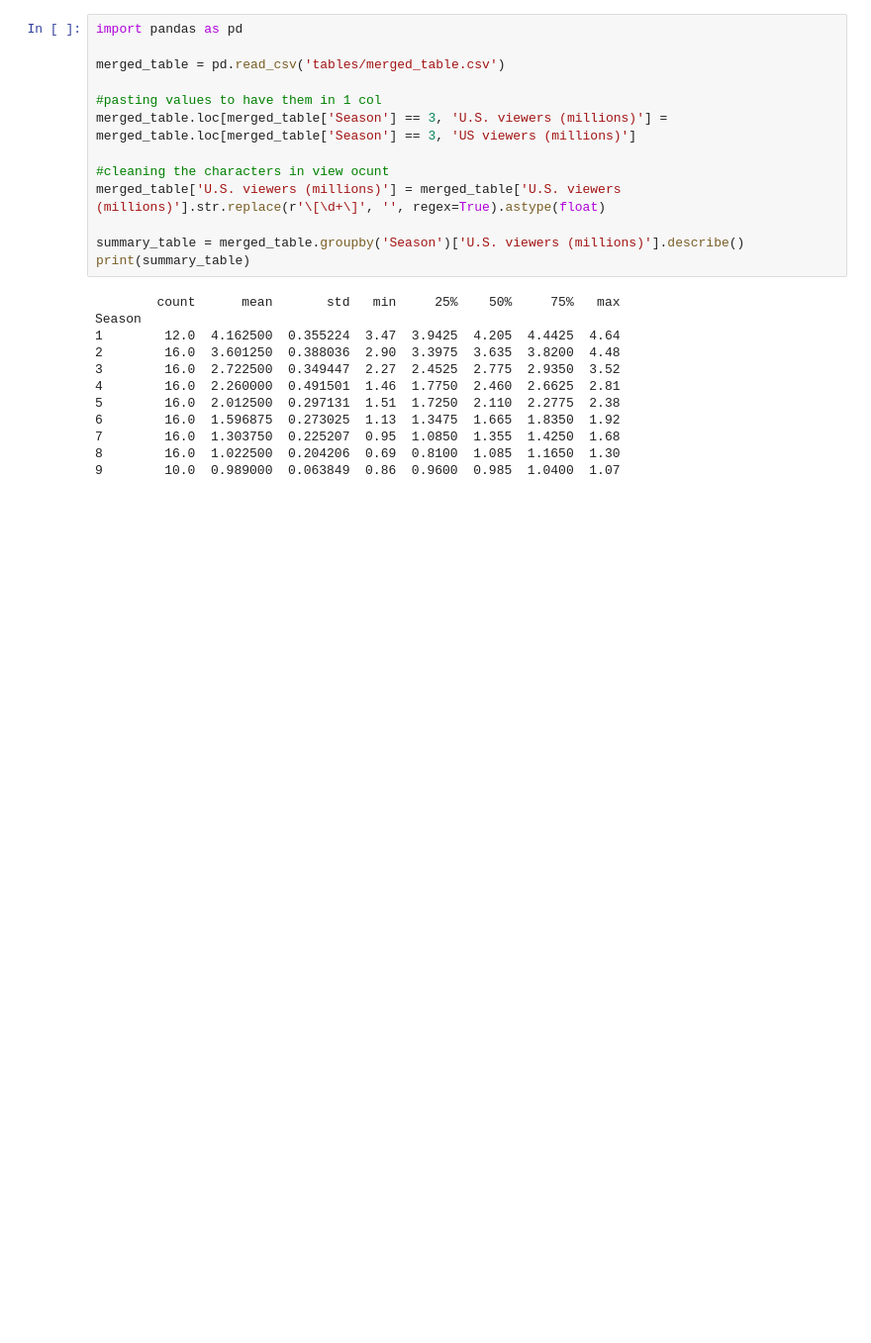
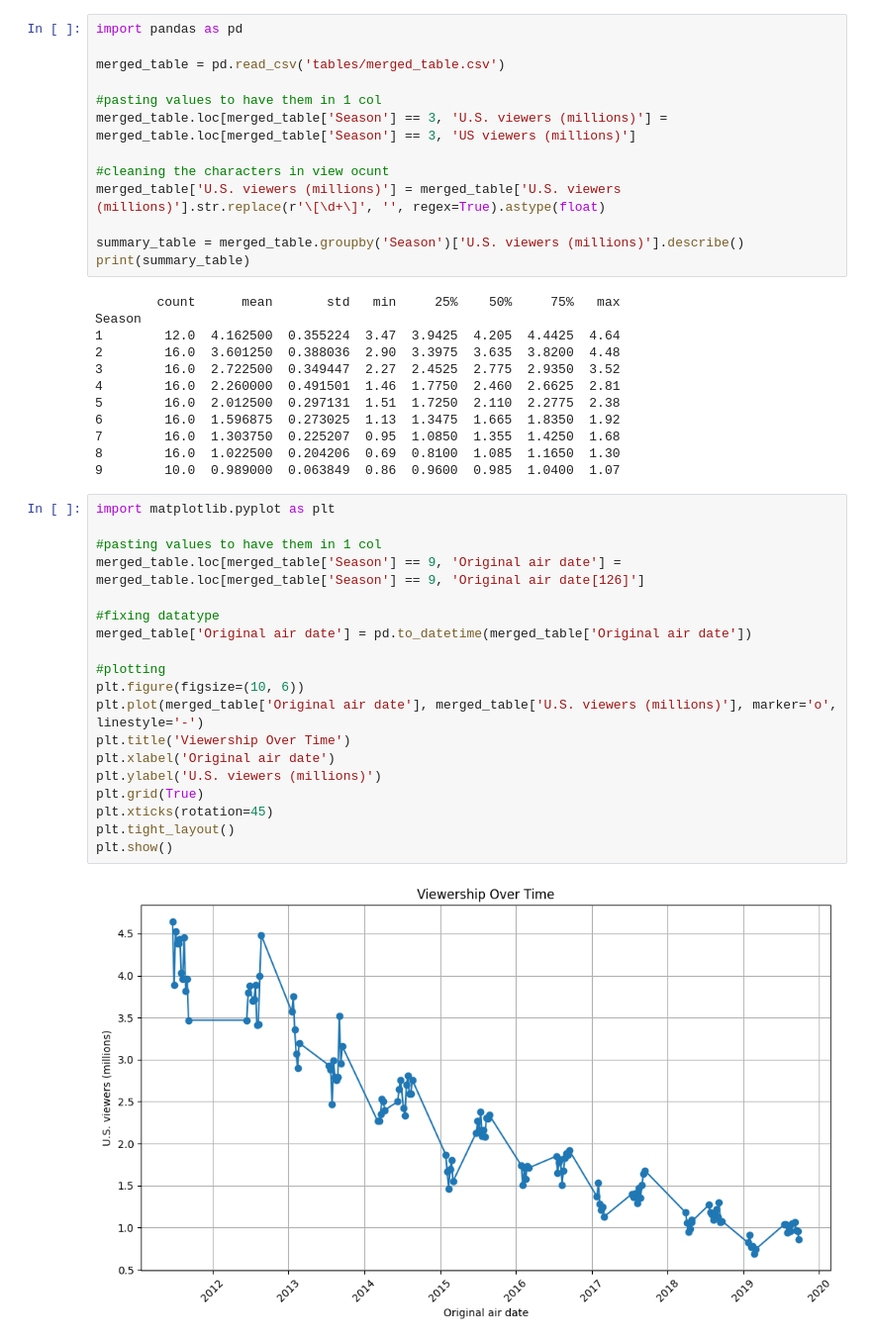
Before and after one commit to gizdy/RR_assignment8repo, a Jupyter notebook: suits_report.ipynb, the cells around one changed output. Shown at 99% size. Drawn from its saved outputs; the diff is of its cells as text; blank space fills up the shorter version.

Commit message:
added first graph - Viewership over time - this time saved file

```diff
--- a/suits_report.ipynb
+++ b/suits_report.ipynb
@@ -44,3 +44,24 @@ Season
 7        16.0  1.303750  0.225207  0.95  1.0850  1.355  1.4250  1.68
 8        16.0  1.022500  0.204206  0.69  0.8100  1.085  1.1650  1.30
 9        10.0  0.989000  0.063849  0.86  0.9600  0.985  1.0400  1.07
+# %%
+import matplotlib.pyplot as plt
+
+#pasting values to have them in 1 col
+merged_table.loc[merged_table['Season'] == 9, 'Original air date'] = merged_table.loc[merged_table['Season'] == 9, 'Original air date [126]']
+
+#fixing datatype
+merged_table['Original air date'] = pd.to_datetime(merged_table['Original air date'])
+
+#plotting
+plt.figure(figsize=(10, 6))
+plt.plot(merged_table['Original air date'], merged_table['U.S. viewers (millions)'], marker='o', linestyle='-')
+plt.title('Viewership Over Time')
+plt.xlabel('Original air date')
+plt.ylabel('U.S. viewers (millions)')
+plt.grid(True)
+plt.xticks(rotation=45)
+plt.tight_layout()
+plt.show()
+# %% [output]
+[figure, added]
```
Also changed, not shown: parts of 1 cell of this notebook.
